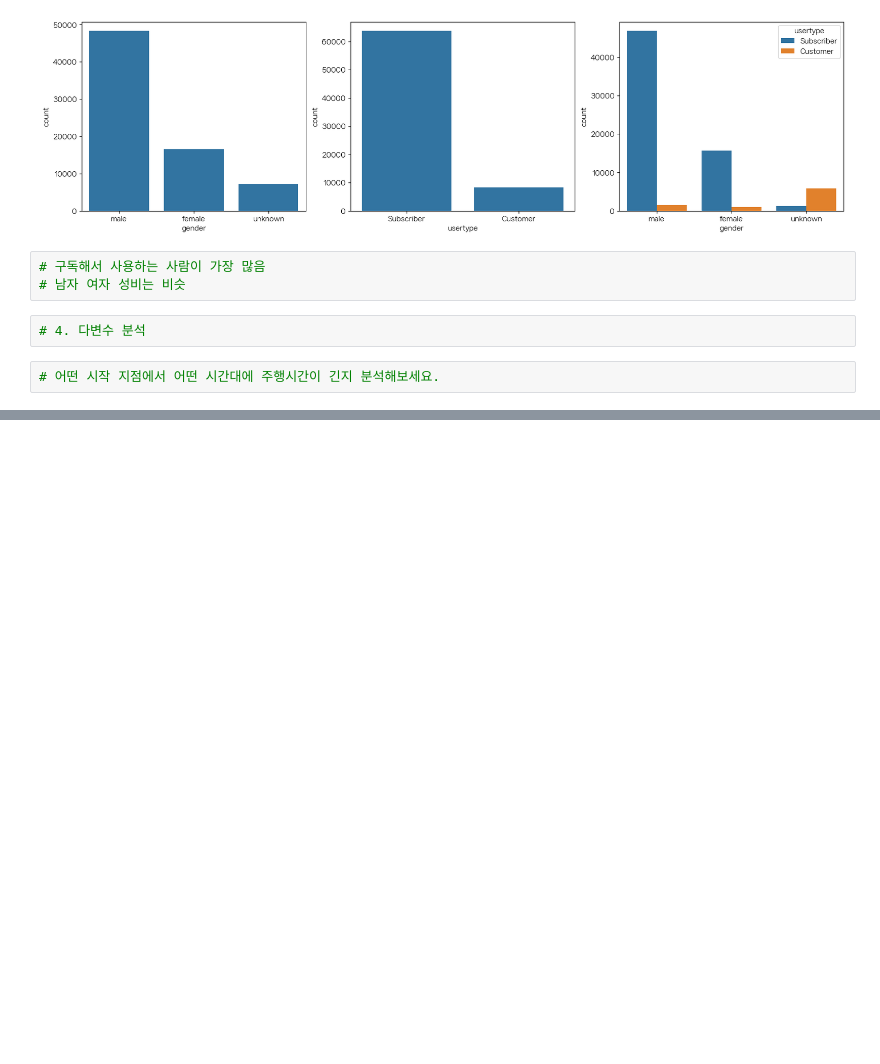
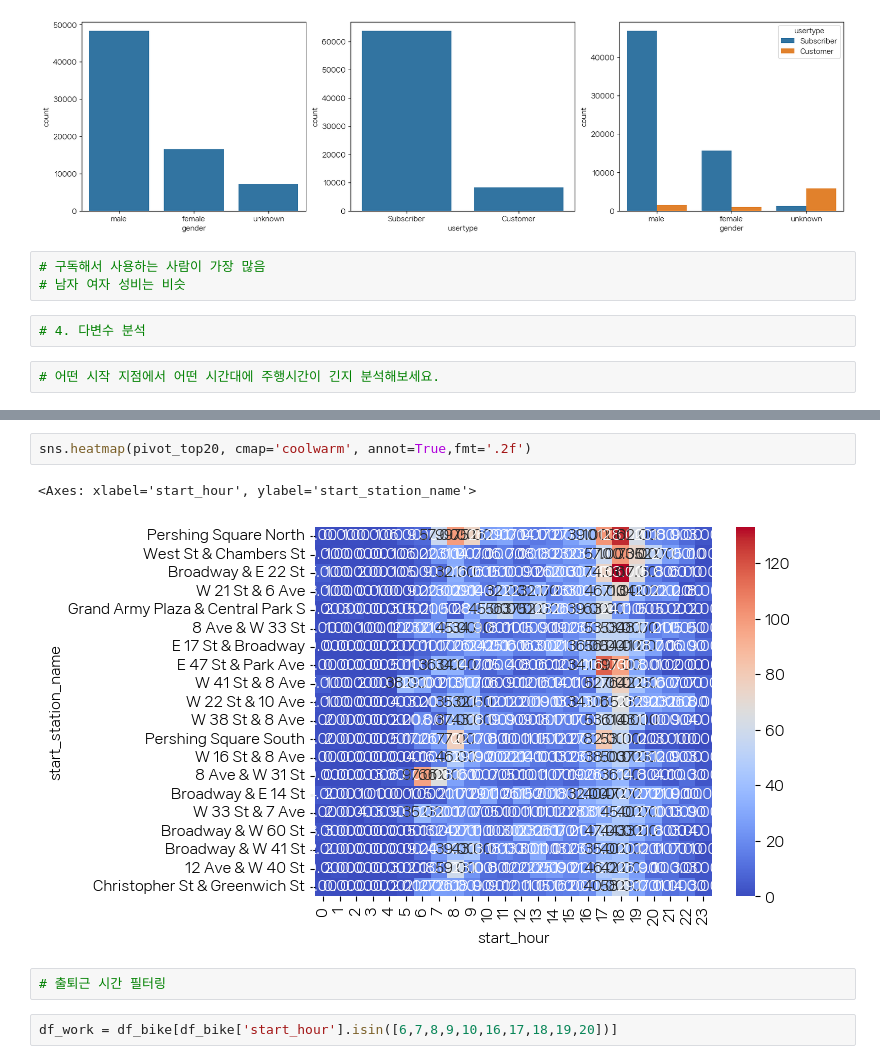
Before and after one commit to gnuyhaa/TIL, a Jupyter notebook: 시각화/250714.ipynb, the cells around one changed output, grey strips where cells are left out. Drawn from its saved outputs; the diff is of its cells as text; blank space fills up the shorter version.

```diff
--- a/시각화/250714.ipynb
+++ b/시각화/250714.ipynb
@@ -233,0 +289,9 @@ plt.show()
+# %%
+sns.heatmap(pivot_top20, cmap='coolwarm', annot=True,fmt='.2f')
+# %% [output]
+<Axes: xlabel='start_hour', ylabel='start_station_name'>
+[figure, added]
+# %%
+# 출퇴근 시간 필터링
+# %%
+df_work = df_bike[df_bike['start_hour'].isin([6,7,8,9,10,16,17,18,19,20])]
```
Also changed, not shown: parts of 13 cells of this notebook.
